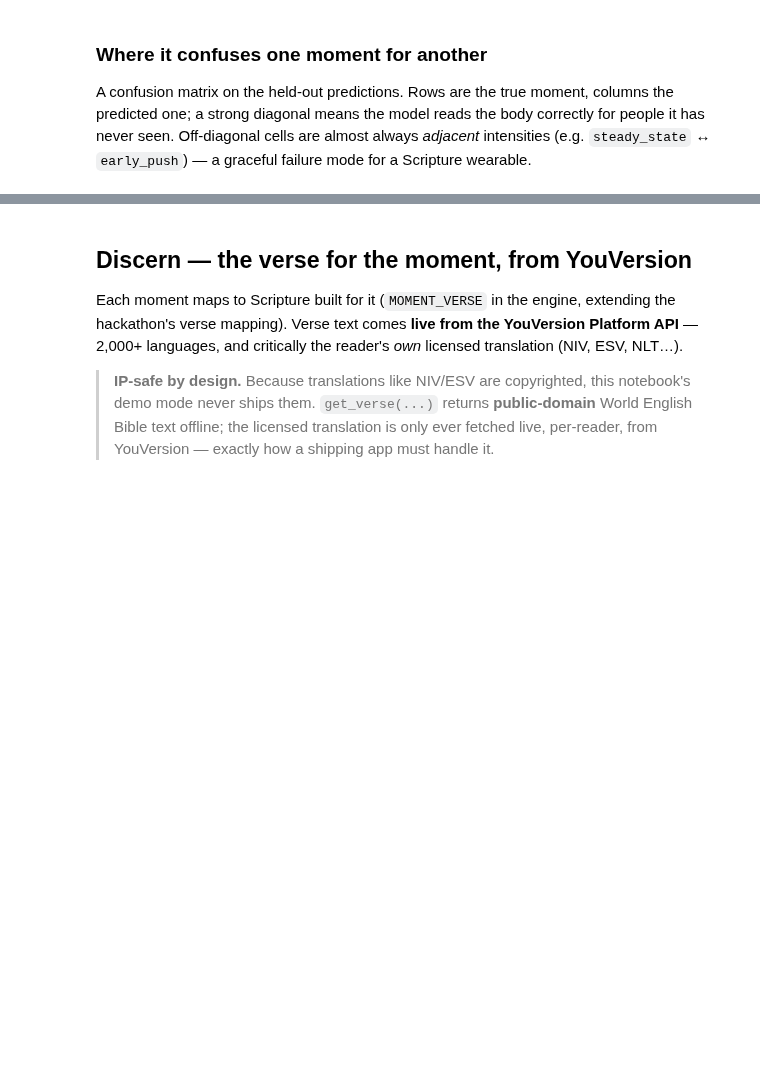
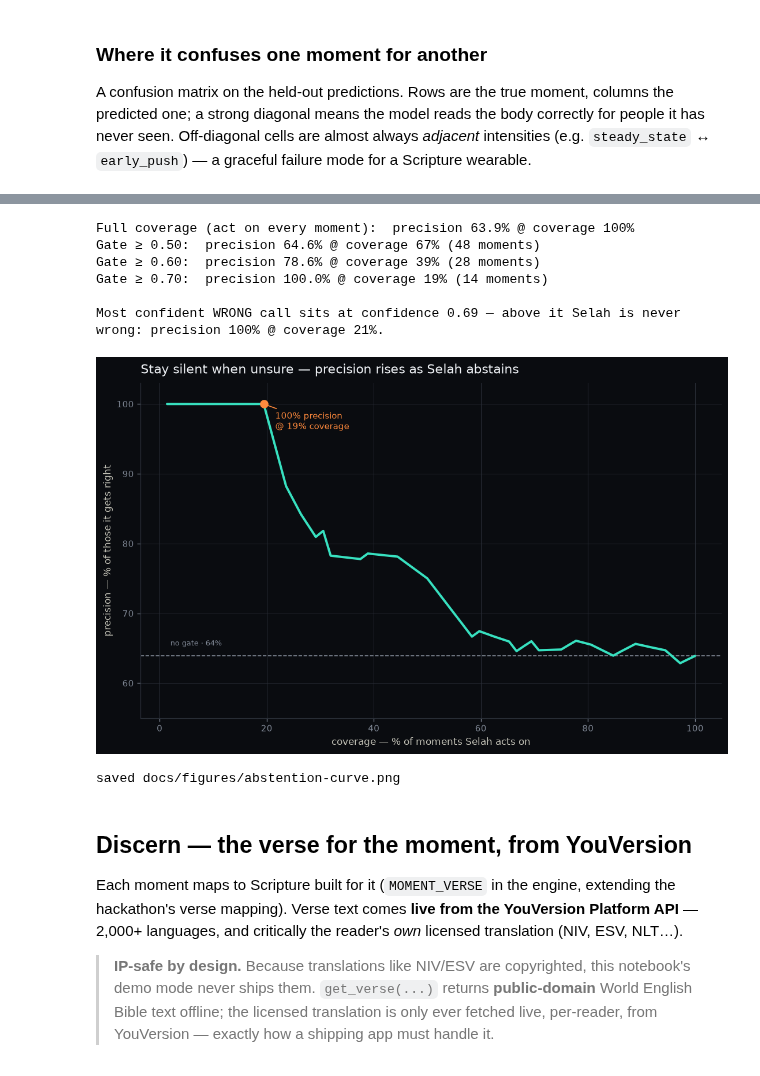
Before and after one commit to petitgen-ltd/selah-scripture, a Jupyter notebook: notebook.ipynb, the cells around one changed output, grey strips where cells are left out. Drawn from its saved outputs; the diff is of its cells as text; code cells hidden in the pictures; blank space fills up the shorter version.

```diff
--- a/notebook.ipynb
+++ b/notebook.ipynb
@@ -427,3 +702,63 @@ plt.tight_layout(); plt.show()
+# %%
+# ═══ Abstention study · precision vs. coverage (the safety dial) ══════
+conf    = y_proba.max(axis=1)                      # model confidence per snapshot
+pred_ok = (y_pred == y.values)
+
+# Sweep every distinct confidence level as an abstain-below threshold.
+grid = np.linspace(conf.min(), conf.max(), 60)
+cov, prec = [], []
+for t in grid:
+    m = conf >= t
+    if m.sum() == 0:
+        continue
+    cov.append(m.mean()); prec.append(pred_ok[m].mean())
+cov, prec = np.array(cov), np.array(prec)
+
+# Headline: highest confidence gate that still keeps precision at 100%.
+perfect = conf[pred_ok]                    # confidences of the correct calls
+wrong_top = conf[~pred_ok].max()           # most confident *mistake*
+safe = conf > wrong_top
+print(f"Full coverage (act on every moment):  precision {pred_ok.mean():.1%} @ coverage 100%")
+for t in (0.50, 0.60, 0.70):
+    m = conf >= t
+    if m.sum(): print(f"Gate ≥ {t:.2f}:  precision {pred_ok[m].mean():.1%} @ coverage {m.mean():.0%} ({m.sum()} moments)")
+print(f"\nMost confident WRONG call sits at confidence {wrong_top:.2f} — "
+      f"above it Selah is never wrong: precision 100% @ coverage {safe.mean():.0%}.")
+
+# ── figure ──
+fig, ax = plt.subplots(figsize=(9.2, 5.8), dpi=120)
+fig.patch.set_facecolor(BG); ax.set_facecolor(BG)
+ax.plot(cov*100, prec*100, color=ACCENT, lw=2.4, zorder=3, solid_capstyle="round")
+ax.axhline(pred_ok.mean()*100, color=MUTED, ls="--", lw=1, zorder=2)
+ax.text(2, pred_ok.mean()*100+1.5, f"no gate · {pred_ok.mean():.0%}", color=MUTED, fontsize=8)
+# mark the 100%-precision operating point
+op = cov[np.isclose(prec, 1.0)]
+if len(op):
+    x100 = op.max()*100
+    ax.scatter([x100], [100], color=WARM, s=60, zorder=5)
+    ax.annotate(f"100% precision\n@ {x100:.0f}% coverage", (x100, 100),
+                textcoords="offset points", xytext=(12, -26), color=WARM, fontsize=9,
+                arrowprops=dict(color=WARM, arrowstyle="-", lw=1))
+ax.set_xlabel("coverage — % of moments Selah acts on", color=INK2, fontsize=10)
+ax.set_ylabel("precision — % of those it gets right", color=INK2, fontsize=10)
+ax.set_title("Stay silent when unsure — precision rises as Selah abstains",
+             color=INK, loc="left", fontsize=13, pad=10)
+ax.set_ylim(min(prec.min()*100-4, 55), 103)
+ax.tick_params(colors=MUTED); ax.grid(color=GRID, lw=0.6, zorder=0)
+for s in ("top","right"): ax.spines[s].set_visible(False)
+plt.tight_layout()
+plt.savefig(f"{FIGDIR}/abstention-curve.png", facecolor=BG, bbox_inches="tight", dpi=140)
+plt.show()
+print("saved", f"{FIGDIR}/abstention-curve.png")
+# %% [output]
+Full coverage (act on every moment):  precision 63.9% @ coverage 100%
+Gate ≥ 0.50:  precision 64.6% @ coverage 67% (48 moments)
+Gate ≥ 0.60:  precision 78.6% @ coverage 39% (28 moments)
+Gate ≥ 0.70:  precision 100.0% @ coverage 19% (14 moments)
+
+Most confident WRONG call sits at confidence 0.69 — above it Selah is never wrong: precision 100% @ coverage 21%.
+[figure, added]
+saved docs/figures/abstention-curve.png
 # %% [markdown]
 ## Discern — the verse for the moment, from YouVersion
 
```
Also changed, not shown: parts of 22 cells of this notebook, 4 other files.
